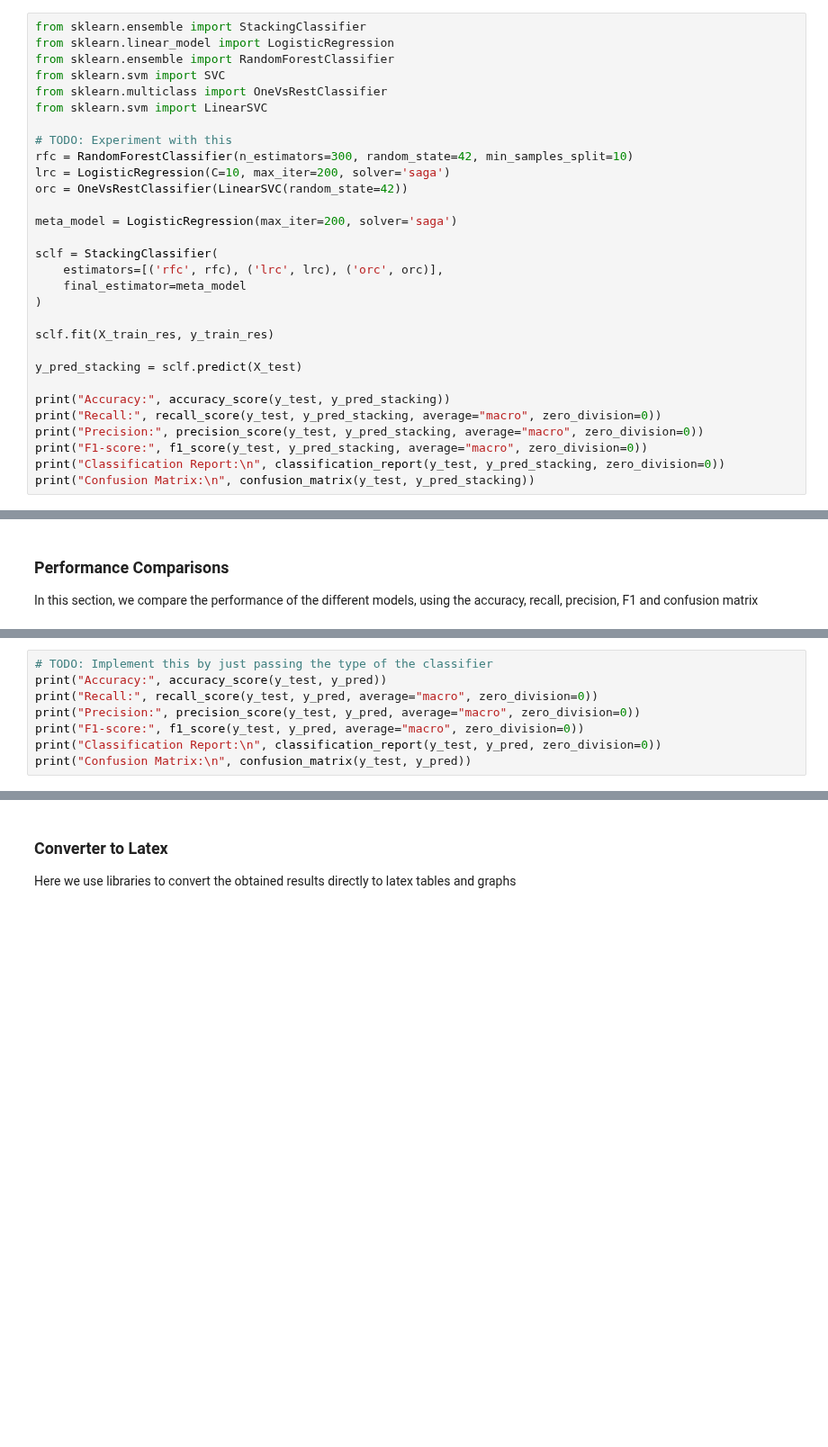
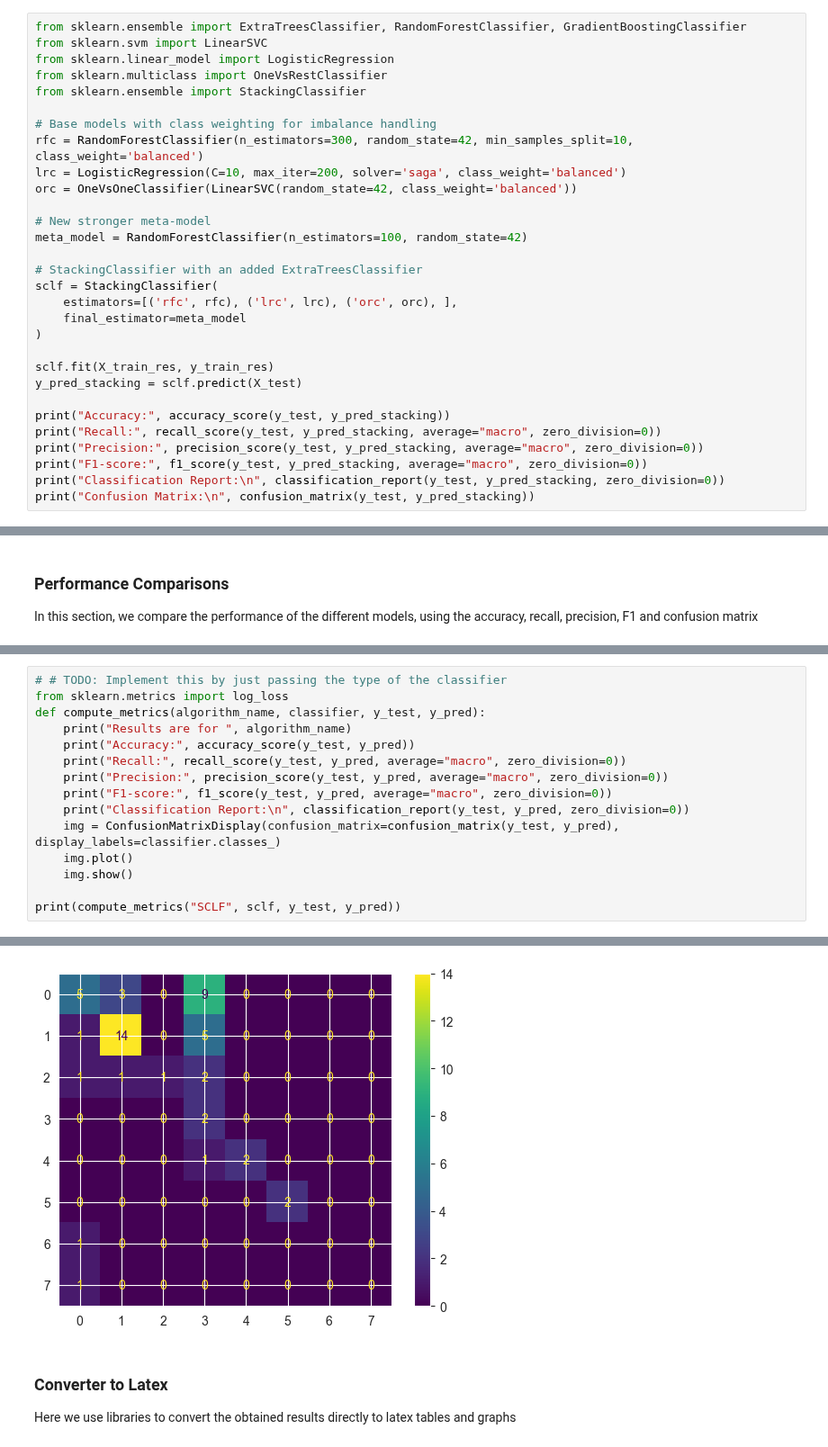
Before and after one commit to KMichaylov/Master-Thesis-Repository, a Jupyter notebook: notebooks/nlp-analysis.ipynb, the cells around one changed output, grey strips where cells are left out. Shown at 90% size. Drawn from its saved outputs; the diff is of its cells as text; blank space fills up the shorter version.

Commit message:
Slightly improve model performance

```diff
--- a/notebooks/nlp-analysis.ipynb
+++ b/notebooks/nlp-analysis.ipynb
@@ -611,27 +567,27 @@ Classification Report:
 ### Pipelines & Ensemble Techniques
 Here we consider the usage of pipelines
 # %%
+from sklearn.ensemble import ExtraTreesClassifier, RandomForestClassifier, GradientBoostingClassifier
+from sklearn.svm import LinearSVC
+from sklearn.linear_model import LogisticRegression
+from sklearn.multiclass import OneVsRestClassifier
 from sklearn.ensemble import StackingClassifier
-from sklearn.linear_model import LogisticRegression
-from sklearn.ensemble import RandomForestClassifier
-from sklearn.svm import SVC
-from sklearn.multiclass import OneVsRestClassifier
-from sklearn.svm import LinearSVC
 
-# TODO: Experiment with this
-rfc = RandomForestClassifier(n_estimators=300, random_state=42, min_samples_split=10)
-lrc = LogisticRegression(C=10, max_iter=200, solver='saga')
-orc = OneVsRestClassifier(LinearSVC(random_state=42))
+# Base models with class weighting for imbalance handling
+rfc = RandomForestClassifier(n_estimators=300, random_state=42, min_samples_split=10, class_weight='balanced')
+lrc = LogisticRegression(C=10, max_iter=200, solver='saga', class_weight='balanced')
+orc = OneVsOneClassifier(LinearSVC(random_state=42, class_weight='balanced'))
 
-meta_model = LogisticRegression(max_iter=200, solver='saga')
+# New stronger meta-model
+meta_model = RandomForestClassifier(n_estimators=100, random_state=42)
 
+# StackingClassifier with an added ExtraTreesClassifier
 sclf = StackingClassifier(
-    estimators=[('rfc', rfc), ('lrc', lrc), ('orc', orc)],
+    estimators=[('rfc', rfc), ('lrc', lrc), ('orc', orc), ],
     final_estimator=meta_model
 )
 
 sclf.fit(X_train_res, y_train_res)
-
 y_pred_stacking = sclf.predict(X_test)
 
 print("Accuracy:", accuracy_score(y_test, y_pred_stacking))
@@ -667,9 +620,16 @@ In this section, we compare the performance of the different models, using the a
 # %%
-# TODO: Implement this by just passing the type of the classifier
-print("Accuracy:", accuracy_score(y_test, y_pred))
-print("Recall:", recall_score(y_test, y_pred, average="macro", zero_division=0))
-print("Precision:", precision_score(y_test, y_pred, average="macro", zero_division=0))
-print("F1-score:", f1_score(y_test, y_pred, average="macro", zero_division=0))
-print("Classification Report:\n", classification_report(y_test, y_pred, zero_division=0))
-print("Confusion Matrix:\n", confusion_matrix(y_test, y_pred))
+# # TODO: Implement this by just passing the type of the classifier
+from sklearn.metrics import log_loss
+def compute_metrics(algorithm_name, classifier, y_test, y_pred):
+    print("Results are for ", algorithm_name)
+    print("Accuracy:", accuracy_score(y_test, y_pred))
+    print("Recall:", recall_score(y_test, y_pred, average="macro", zero_division=0))
+    print("Precision:", precision_score(y_test, y_pred, average="macro", zero_division=0))
+    print("F1-score:", f1_score(y_test, y_pred, average="macro", zero_division=0))
+    print("Classification Report:\n", classification_report(y_test, y_pred, zero_division=0))
+    img = ConfusionMatrixDisplay(confusion_matrix=confusion_matrix(y_test, y_pred), display_labels=classifier.classes_)
+    img.plot()
+    img.show()
+
+print(compute_metrics("SCLF", sclf, y_test, y_pred))
 # %% [output]
@@ -693,3 +657,4 @@ Classification Report:
+[figure, added]
 # %% [markdown]
 ### Converter to Latex
 Here we use libraries to convert the obtained results directly to latex tables and graphs
```
Also changed, not shown: parts of 18 cells of this notebook.
